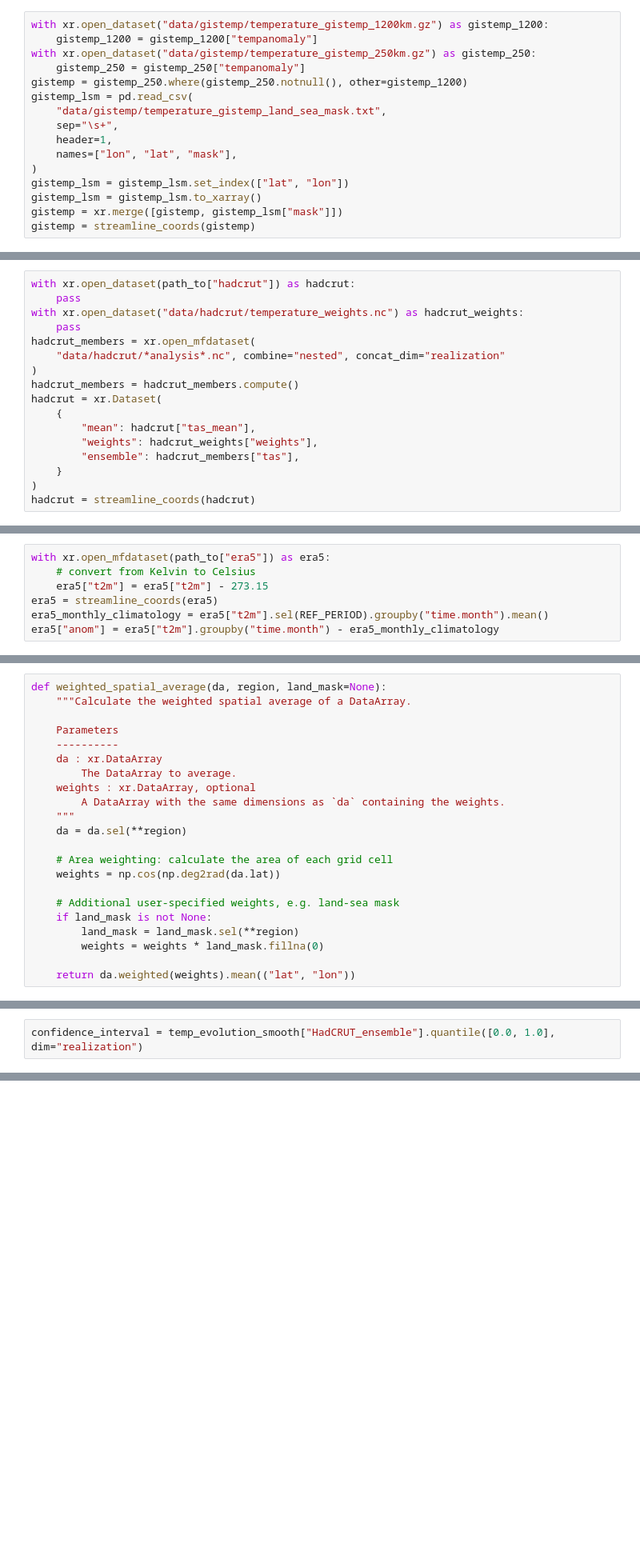
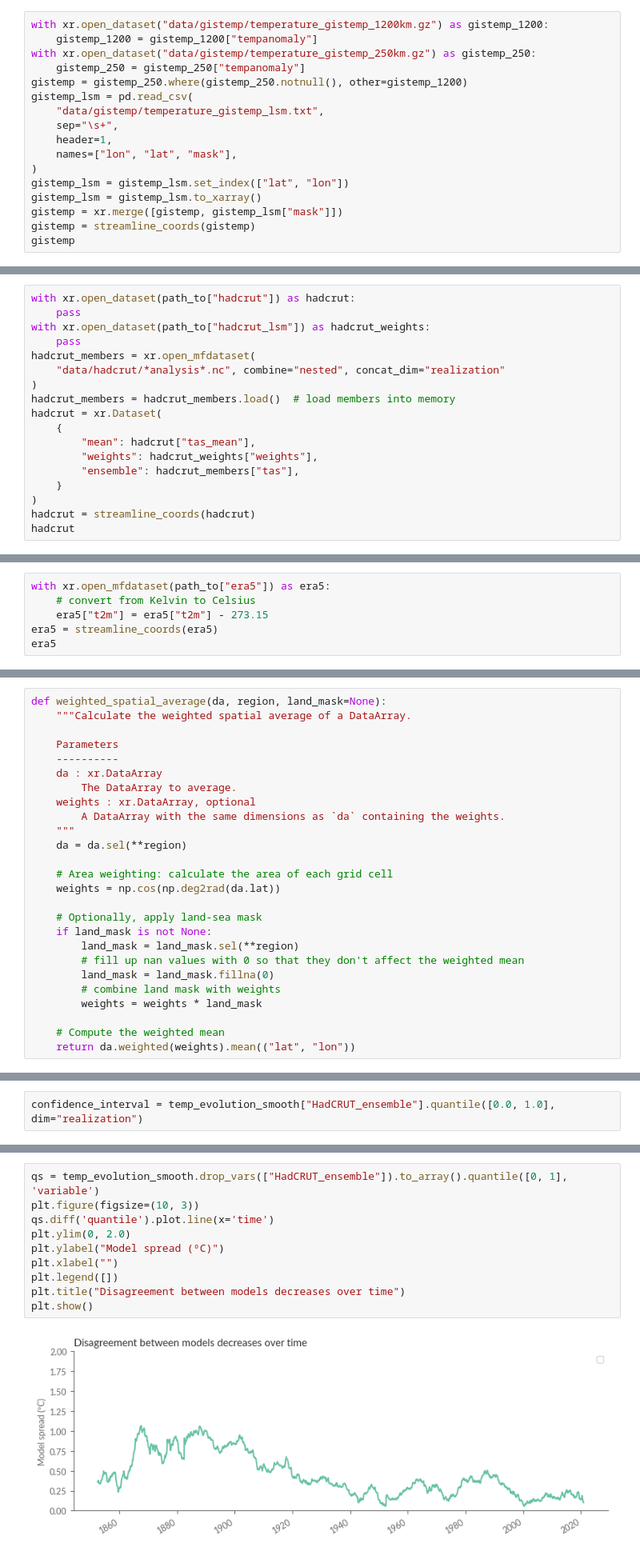
Before and after one commit to ECMWFCode4Earth/sketchbook-earth, a Jupyter notebook: tutorials/02_temperature/02a_temperature.ipynb, the cells around one changed output, grey strips where cells are left out. Shown at 80% size. Drawn from its saved outputs; the diff is of its cells as text; blank space fills up the shorter version.

```diff
--- a/tutorials/02_temperature/02a_temperature.ipynb
+++ b/tutorials/02_temperature/02a_temperature.ipynb
@@ -200,7 +304,7 @@ with xr.open_dataset("data/gistemp/temperature_gistemp_250km.gz") as gistemp_250
     gistemp_250 = gistemp_250["tempanomaly"]
 gistemp = gistemp_250.where(gistemp_250.notnull(), other=gistemp_1200)
 gistemp_lsm = pd.read_csv(
-    "data/gistemp/temperature_gistemp_land_sea_mask.txt",
+    "data/gistemp/temperature_gistemp_lsm.txt",
     sep="\s+",
     header=1,
     names=["lon", "lat", "mask"],
@@ -209,3 +313,4 @@ gistemp_lsm = gistemp_lsm.set_index(["lat", "lon"])
 gistemp_lsm = gistemp_lsm.to_xarray()
 gistemp = xr.merge([gistemp, gistemp_lsm["mask"]])
 gistemp = streamline_coords(gistemp)
+gistemp
@@ -226,12 +363,12 @@ with zipfile.ZipFile('data/hadcrut/temperature_ensemble_members.zip') as z:
 # %%
 with xr.open_dataset(path_to["hadcrut"]) as hadcrut:
     pass
-with xr.open_dataset("data/hadcrut/temperature_weights.nc") as hadcrut_weights:
+with xr.open_dataset(path_to["hadcrut_lsm"]) as hadcrut_weights:
     pass
 hadcrut_members = xr.open_mfdataset(
     "data/hadcrut/*analysis*.nc", combine="nested", concat_dim="realization"
 )
-hadcrut_members = hadcrut_members.compute()
+hadcrut_members = hadcrut_members.load()  # load members into memory
 hadcrut = xr.Dataset(
     {
         "mean": hadcrut["tas_mean"],
@@ -240,3 +377,4 @@ hadcrut = xr.Dataset(
     }
 )
 hadcrut = streamline_coords(hadcrut)
+hadcrut
@@ -275,5 +430,4 @@ with xr.open_mfdataset(path_to["era5"]) as era5:
     # convert from Kelvin to Celsius
     era5["t2m"] = era5["t2m"] - 273.15
 era5 = streamline_coords(era5)
-era5_monthly_climatology = era5["t2m"].sel(REF_PERIOD).groupby("time.month").mean()
-era5["anom"] = era5["t2m"].groupby("time.month") - era5_monthly_climatology
+era5
@@ -319,9 +501,13 @@ def weighted_spatial_average(da, region, land_mask=None):
     # Area weighting: calculate the area of each grid cell
     weights = np.cos(np.deg2rad(da.lat))
 
-    # Additional user-specified weights, e.g. land-sea mask
+    # Optionally, apply land-sea mask
     if land_mask is not None:
         land_mask = land_mask.sel(**region)
-        weights = weights * land_mask.fillna(0)
+        # fill up nan values with 0 so that they don't affect the weighted mean
+        land_mask = land_mask.fillna(0)
+        # combine land mask with weights
+        weights = weights * land_mask
 
+    # Compute the weighted mean
     return da.weighted(weights).mean(("lat", "lon"))
@@ -427,0 +646,12 @@ plt.show()
+# %%
+qs = temp_evolution_smooth.drop_vars(["HadCRUT_ensemble"]).to_array().quantile([0, 1], 'variable')
+plt.figure(figsize=(10, 3))
+qs.diff('quantile').plot.line(x='time')
+plt.ylim(0, 2.0)
+plt.ylabel("Model spread (ºC)")
+plt.xlabel("")
+plt.legend([])
+plt.title("Disagreement between models decreases over time")
+plt.show()
+# %% [output]
+[figure, added]
```
Also changed, not shown: parts of 83 cells of this notebook.
